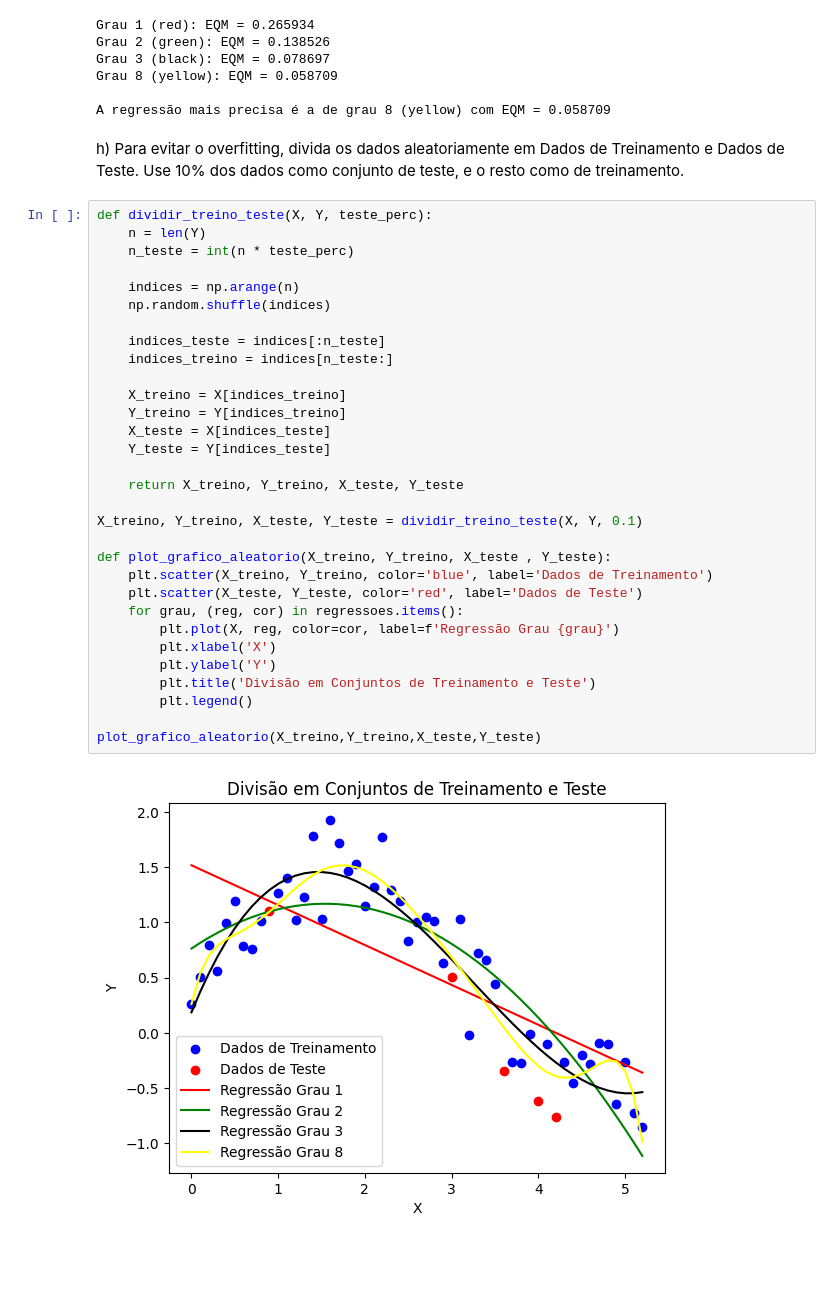
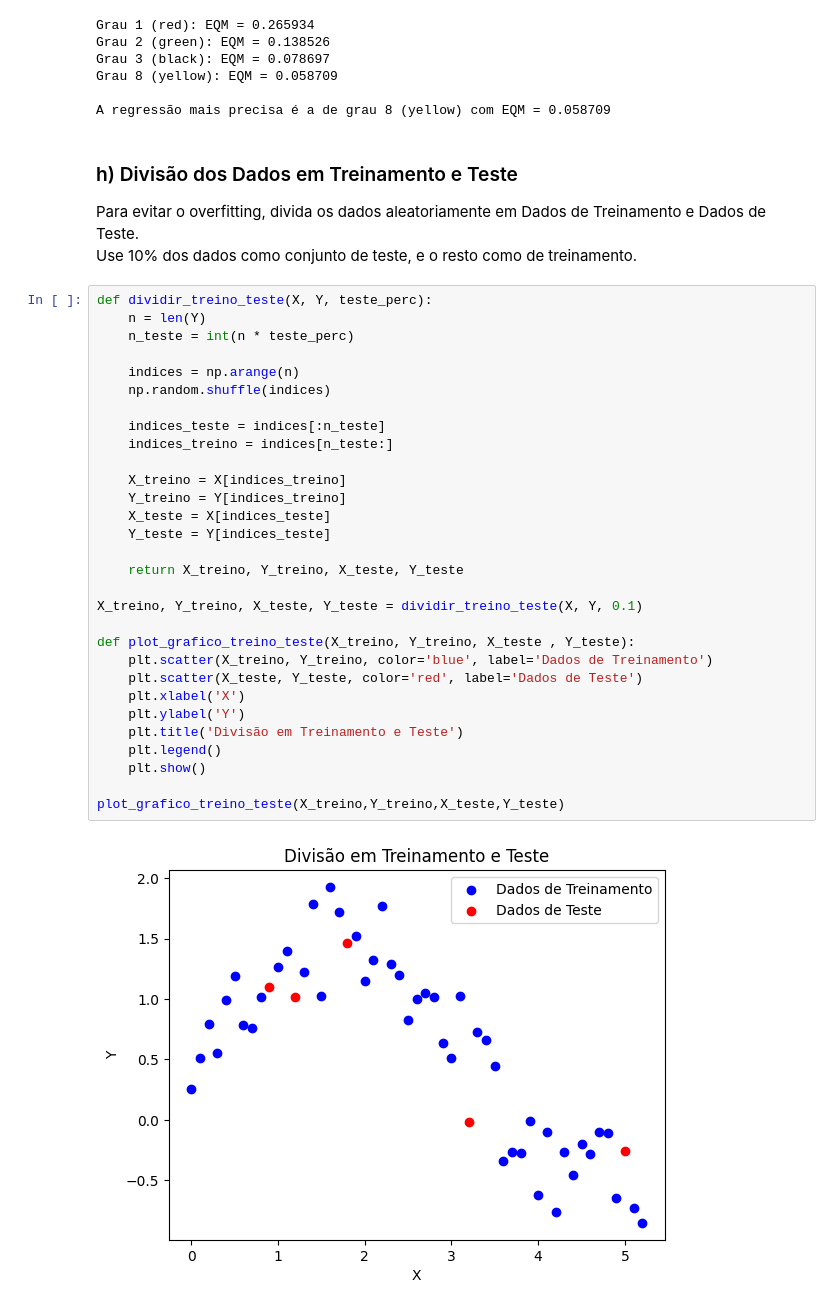
Before and after one commit to EduardoZirbell/Analise_Regressao_Linear_Polinomial-IA_Aplicada, a Jupyter notebook: Fase3/fase3.ipynb, the cells around one changed output. Drawn from its saved outputs; the diff is of its cells as text; blank space fills up the shorter version.

```diff
--- a/Fase3/fase3.ipynb
+++ b/Fase3/fase3.ipynb
@@ -135,37 +159,39 @@ Grau 8 (yellow): EQM = 0.058709
 
 A regressão mais precisa é a de grau 8 (yellow) com EQM = 0.058709
 # %% [markdown]
-h) Para evitar o overfitting, divida os dados aleatoriamente em Dados de Treinamento e Dados de Teste. Use 10% dos dados como conjunto de teste, e o resto como de treinamento.
+### h) Divisão dos Dados em Treinamento e Teste
+
+Para evitar o overfitting, divida os dados aleatoriamente em Dados de Treinamento e Dados de Teste.
+Use 10% dos dados como conjunto de teste, e o resto como de treinamento.
 # %%
 def dividir_treino_teste(X, Y, teste_perc):
     n = len(Y)
     n_teste = int(n * teste_perc)
 
     indices = np.arange(n)
     np.random.shuffle(indices)
 
     indices_teste = indices[:n_teste]
     indices_treino = indices[n_teste:]
 
     X_treino = X[indices_treino]
     Y_treino = Y[indices_treino]
     X_teste = X[indices_teste]
     Y_teste = Y[indices_teste]
 
     return X_treino, Y_treino, X_teste, Y_teste
 
 X_treino, Y_treino, X_teste, Y_teste = dividir_treino_teste(X, Y, 0.1)
 
-def plot_grafico_aleatorio(X_treino, Y_treino, X_teste , Y_teste):
+def plot_grafico_treino_teste(X_treino, Y_treino, X_teste , Y_teste):
     plt.scatter(X_treino, Y_treino, color='blue', label='Dados de Treinamento')
     plt.scatter(X_teste, Y_teste, color='red', label='Dados de Teste')
-    for grau, (reg, cor) in regressoes.items():
-        plt.plot(X, reg, color=cor, label=f'Regressão Grau {grau}')
-        plt.xlabel('X')
-        plt.ylabel('Y')
-        plt.title('Divisão em Conjuntos de Treinamento e Teste')
-        plt.legend()
+    plt.xlabel('X')
+    plt.ylabel('Y')
+    plt.title('Divisão em Treinamento e Teste')
+    plt.legend()
+    plt.show()
 
-plot_grafico_aleatorio(X_treino,Y_treino,X_teste,Y_teste)
+plot_grafico_treino_teste(X_treino,Y_treino,X_teste,Y_teste)
 # %% [output]
-[figure, old version]
+[figure, new version]
```
Also changed, not shown: parts of 18 cells of this notebook.
